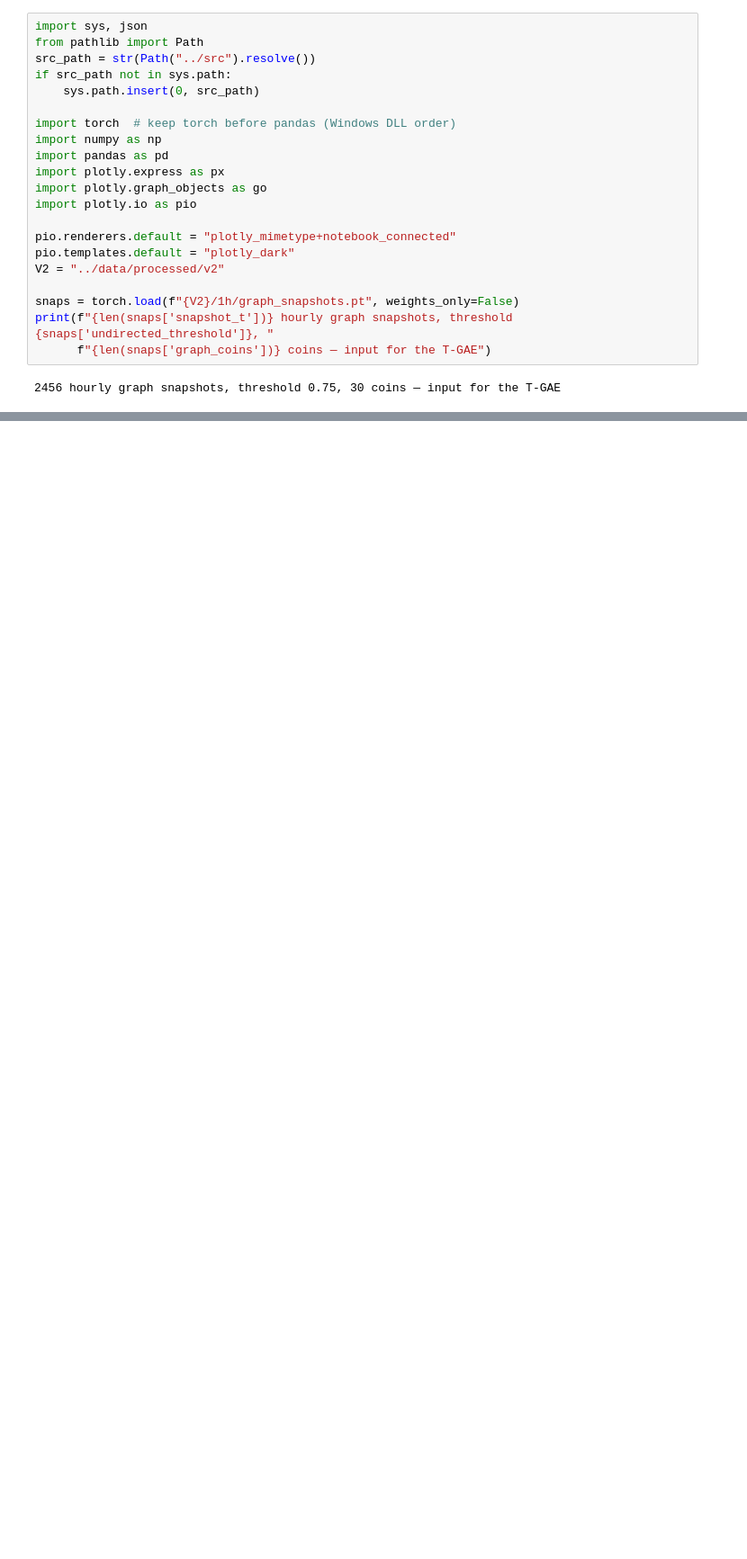
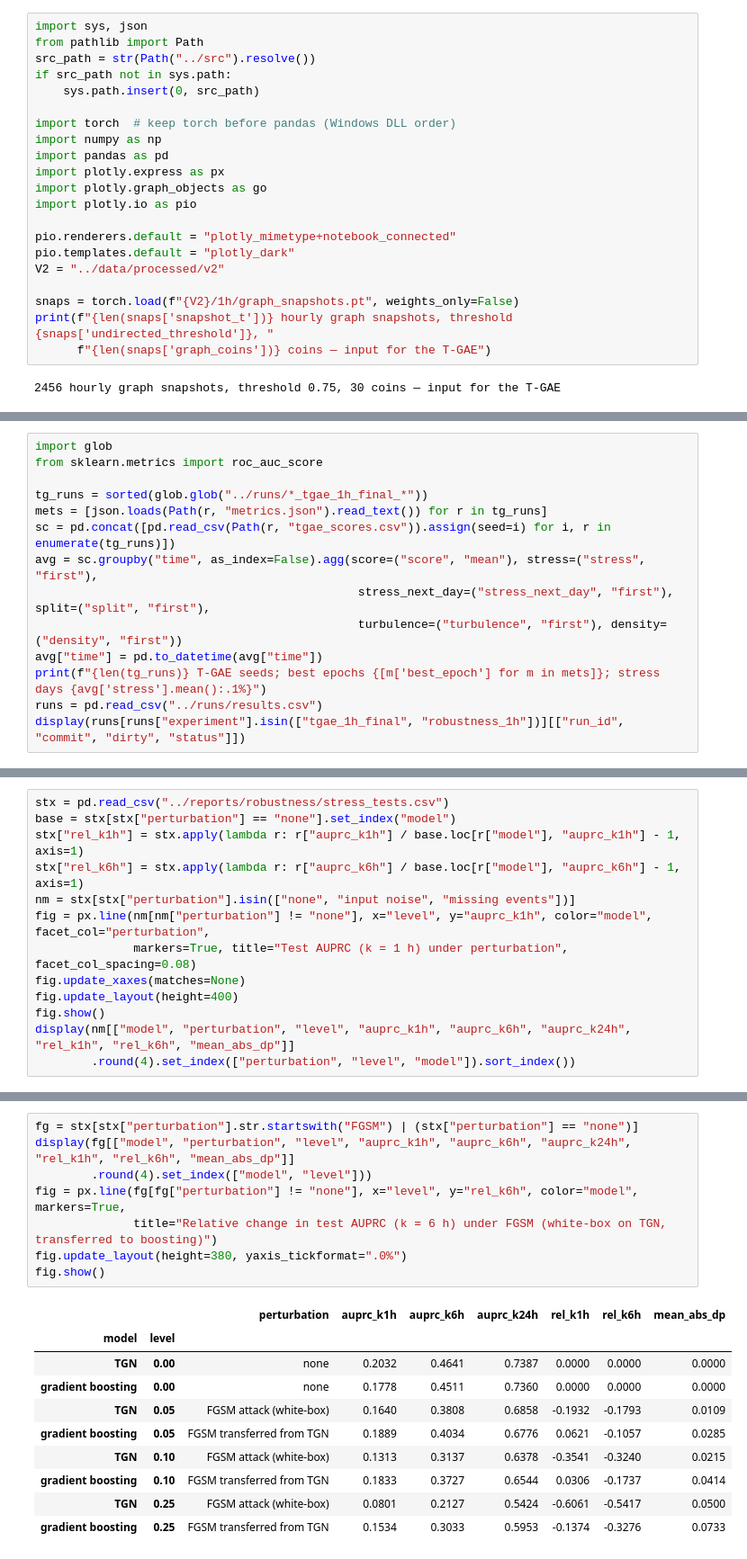
Before and after one commit to da-ksh-esh/CryptoGraph, a Jupyter notebook: notebooks/06_robustness_tgae.ipynb, the cells around one changed output, grey strips where cells are left out. Shown at 90% size. Saved outputs shown, nothing was run; the diff lists cells and outputs as text; blank space fills up the shorter version.

```diff
--- a/notebooks/06_robustness_tgae.ipynb
+++ b/notebooks/06_robustness_tgae.ipynb
@@ -51,0 +43,14 @@ print(f"{len(snaps['snapshot_t'])} hourly graph snapshots, threshold {snaps['und
+# %%
+import glob
+from sklearn.metrics import roc_auc_score
+
+tg_runs = sorted(glob.glob("../runs/*_tgae_1h_final_*"))
+mets = [json.loads(Path(r, "metrics.json").read_text()) for r in tg_runs]
+sc = pd.concat([pd.read_csv(Path(r, "tgae_scores.csv")).assign(seed=i) for i, r in enumerate(tg_runs)])
+avg = sc.groupby("time", as_index=False).agg(score=("score", "mean"), stress=("stress", "first"),
+                                              stress_next_day=("stress_next_day", "first"), split=("split", "first"),
+                                              turbulence=("turbulence", "first"), density=("density", "first"))
+avg["time"] = pd.to_datetime(avg["time"])
+print(f"{len(tg_runs)} T-GAE seeds; best epochs {[m['best_epoch'] for m in mets]}; stress days {avg['stress'].mean():.1%}")
+runs = pd.read_csv("../runs/results.csv")
+display(runs[runs["experiment"].isin(["tgae_1h_final", "robustness_1h"])][["run_id", "commit", "dirty", "status"]])
@@ -51,0 +127,13 @@ print(f"{len(snaps['snapshot_t'])} hourly graph snapshots, threshold {snaps['und
+# %%
+stx = pd.read_csv("../reports/robustness/stress_tests.csv")
+base = stx[stx["perturbation"] == "none"].set_index("model")
+stx["rel_k1h"] = stx.apply(lambda r: r["auprc_k1h"] / base.loc[r["model"], "auprc_k1h"] - 1, axis=1)
+stx["rel_k6h"] = stx.apply(lambda r: r["auprc_k6h"] / base.loc[r["model"], "auprc_k6h"] - 1, axis=1)
+nm = stx[stx["perturbation"].isin(["none", "input noise", "missing events"])]
+fig = px.line(nm[nm["perturbation"] != "none"], x="level", y="auprc_k1h", color="model", facet_col="perturbation",
+              markers=True, title="Test AUPRC (k = 1 h) under perturbation", facet_col_spacing=0.08)
+fig.update_xaxes(matches=None)
+fig.update_layout(height=400)
+fig.show()
+display(nm[["model", "perturbation", "level", "auprc_k1h", "auprc_k6h", "auprc_k24h", "rel_k1h", "rel_k6h", "mean_abs_dp"]]
+        .round(4).set_index(["perturbation", "level", "model"]).sort_index())
@@ -51,0 +175,19 @@ print(f"{len(snaps['snapshot_t'])} hourly graph snapshots, threshold {snaps['und
+# %%
+fg = stx[stx["perturbation"].str.startswith("FGSM") | (stx["perturbation"] == "none")]
+display(fg[["model", "perturbation", "level", "auprc_k1h", "auprc_k6h", "auprc_k24h", "rel_k1h", "rel_k6h", "mean_abs_dp"]]
+        .round(4).set_index(["model", "level"]))
+fig = px.line(fg[fg["perturbation"] != "none"], x="level", y="rel_k6h", color="model", markers=True,
+              title="Relative change in test AUPRC (k = 6 h) under FGSM (white-box on TGN, transferred to boosting)")
+fig.update_layout(height=380, yaxis_tickformat=".0%")
+fig.show()
+# %% [output]
+|  |  | perturbation | auprc_k1h | auprc_k6h | auprc_k24h | rel_k1h | rel_k6h | mean_abs_dp |
+| model | level |  |  |  |  |  |  |  |
+| TGN | 0.00 | none | 0.2032 | 0.4641 | 0.7387 | 0.0000 | 0.0000 | 0.0000 |
+| gradient boosting | 0.00 | none | 0.1778 | 0.4511 | 0.7360 | 0.0000 | 0.0000 | 0.0000 |
+| TGN | 0.05 | FGSM attack (white-box) | 0.1640 | 0.3808 | 0.6858 | -0.1932 | -0.1793 | 0.0109 |
+| gradient boosting | 0.05 | FGSM transferred from TGN | 0.1889 | 0.4034 | 0.6776 | 0.0621 | -0.1057 | 0.0285 |
+| TGN | 0.10 | FGSM attack (white-box) | 0.1313 | 0.3137 | 0.6378 | -0.3541 | -0.3240 | 0.0215 |
+| gradient boosting | 0.10 | FGSM transferred from TGN | 0.1833 | 0.3727 | 0.6544 | 0.0306 | -0.1737 | 0.0414 |
+| TGN | 0.25 | FGSM attack (white-box) | 0.0801 | 0.2127 | 0.5424 | -0.6061 | -0.5417 | 0.0500 |
+| gradient boosting | 0.25 | FGSM transferred from TGN | 0.1534 | 0.3033 | 0.5953 | -0.1374 | -0.3276 | 0.0733 |
```
Also changed, not shown: parts of 22 cells of this notebook, 1 other file.
